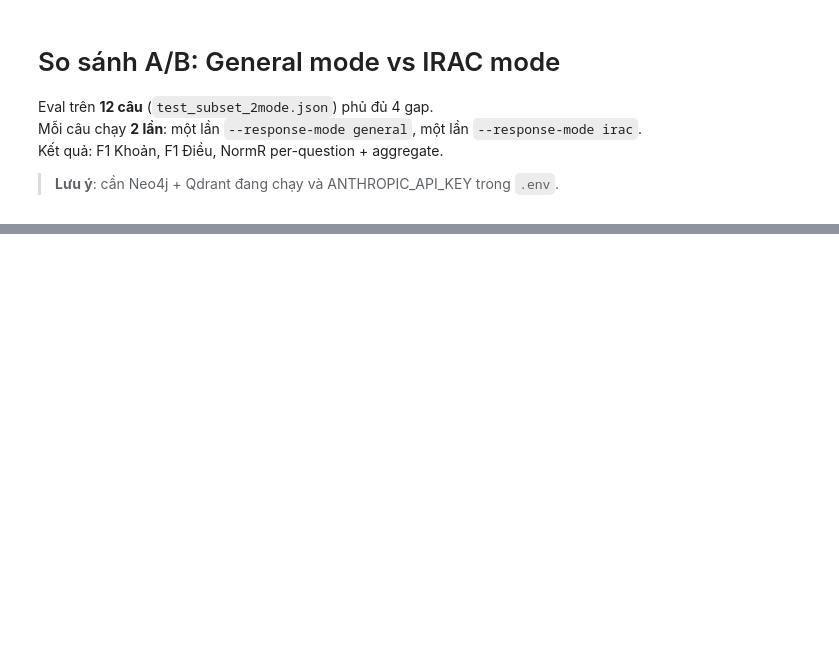
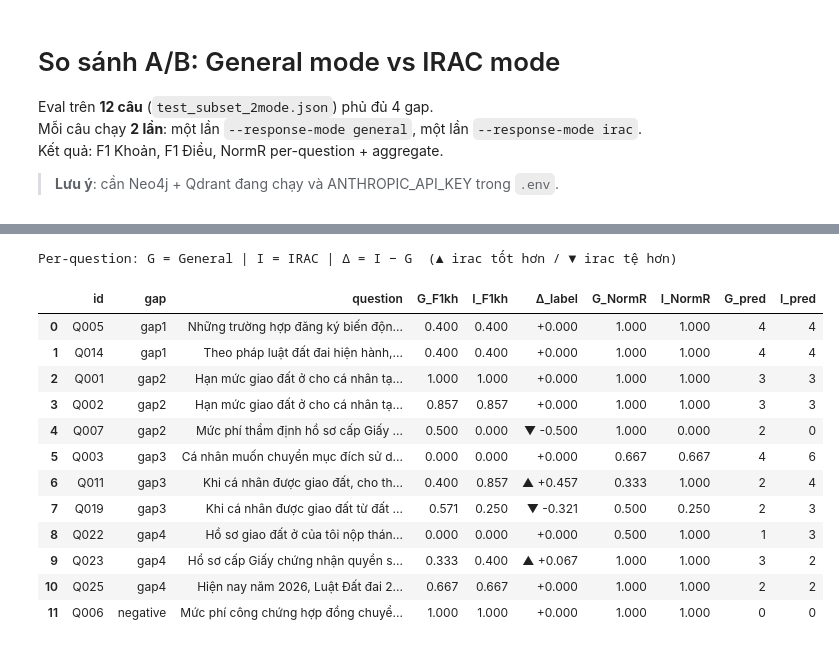
Before and after one commit to tandat-dao/vn-legal-graphrag, a Jupyter notebook: notebooks/phase4_2mode_eval.ipynb, the cells around one changed output, grey strips where cells are left out. Cells and saved outputs as stored; diff of their text form; code cells hidden in the pictures; blank space fills up the shorter version.

```diff
--- a/notebooks/phase4_2mode_eval.ipynb
+++ b/notebooks/phase4_2mode_eval.ipynb
@@ -94,23 +395,40 @@ df_irac
 # %%
 # ---------------------------------------------------------------------------
 # So sánh per-question: Δ F1_kh = irac - general
 # ---------------------------------------------------------------------------
 df_cmp = df_general[["id","gap","question","F1_kh","F1_di","NormR","#pred"]].copy()
 df_cmp.columns = ["id","gap","question","G_F1kh","G_F1di","G_NormR","G_pred"]
 
 df_cmp["I_F1kh"]  = df_irac["F1_kh"].values
 df_cmp["I_F1di"]  = df_irac["F1_di"].values
 df_cmp["I_NormR"] = df_irac["NormR"].values
 df_cmp["I_pred"]  = df_irac["#pred"].values
 df_cmp["ΔF1kh"]   = (df_cmp["I_F1kh"] - df_cmp["G_F1kh"]).round(3)
 
-def color_delta(val):
-    if val > 0.05:  return "background-color: #c6efce"   # green
-    if val < -0.05: return "background-color: #ffc7ce"   # red
-    return ""
+def delta_label(v):
+    if v > 0.05:  return f"▲ {v:+.3f}"
+    if v < -0.05: return f"▼ {v:+.3f}"
+    return f"  {v:+.3f}"
 
-print("Per-question: G = General | I = IRAC | Δ = I − G")
-df_cmp.style.applymap(color_delta, subset=["ΔF1kh"])
+df_cmp["Δ_label"] = df_cmp["ΔF1kh"].apply(delta_label)
+
+print("Per-question: G = General | I = IRAC | Δ = I − G  (▲ irac tốt hơn / ▼ irac tệ hơn)")
+df_cmp[["id","gap","question","G_F1kh","I_F1kh","Δ_label","G_NormR","I_NormR","G_pred","I_pred"]]
+# %% [output]
+Per-question: G = General | I = IRAC | Δ = I − G  (▲ irac tốt hơn / ▼ irac tệ hơn)
+|  | id | gap | question | G_F1kh | I_F1kh | Δ_label | G_NormR | I_NormR | G_pred | I_pred |
+| 0 | Q005 | gap1 | Những trường hợp đăng ký biến độn... | 0.400 | 0.400 | +0.000 | 1.000 | 1.000 | 4 | 4 |
+| 1 | Q014 | gap1 | Theo pháp luật đất đai hiện hành,... | 0.400 | 0.400 | +0.000 | 1.000 | 1.000 | 4 | 4 |
+| 2 | Q001 | gap2 | Hạn mức giao đất ở cho cá nhân tạ... | 1.000 | 1.000 | +0.000 | 1.000 | 1.000 | 3 | 3 |
+| 3 | Q002 | gap2 | Hạn mức giao đất ở cho cá nhân tạ... | 0.857 | 0.857 | +0.000 | 1.000 | 1.000 | 3 | 3 |
+| 4 | Q007 | gap2 | Mức phí thẩm định hồ sơ cấp Giấy ... | 0.500 | 0.000 | ▼ -0.500 | 1.000 | 0.000 | 2 | 0 |
+| 5 | Q003 | gap3 | Cá nhân muốn chuyển mục đích sử d... | 0.000 | 0.000 | +0.000 | 0.667 | 0.667 | 4 | 6 |
+| 6 | Q011 | gap3 | Khi cá nhân được giao đất, cho th... | 0.400 | 0.857 | ▲ +0.457 | 0.333 | 1.000 | 2 | 4 |
+| 7 | Q019 | gap3 | Khi cá nhân được giao đất từ đất ... | 0.571 | 0.250 | ▼ -0.321 | 0.500 | 0.250 | 2 | 3 |
+| 8 | Q022 | gap4 | Hồ sơ giao đất ở của tôi nộp thán... | 0.000 | 0.000 | +0.000 | 0.500 | 1.000 | 1 | 3 |
+| 9 | Q023 | gap4 | Hồ sơ cấp Giấy chứng nhận quyền s... | 0.333 | 0.400 | ▲ +0.067 | 1.000 | 1.000 | 3 | 2 |
+| 10 | Q025 | gap4 | Hiện nay năm 2026, Luật Đất đai 2... | 0.667 | 0.667 | +0.000 | 1.000 | 1.000 | 2 | 2 |
+| 11 | Q006 | negative | Mức phí công chứng hợp đồng chuyể... | 1.000 | 1.000 | +0.000 | 1.000 | 1.000 | 0 | 0 |
 # %%
 # ---------------------------------------------------------------------------
 # Aggregate: mean F1 theo mode × gap
```
Also changed, not shown: parts of 6 cells of this notebook, 1 other file.
